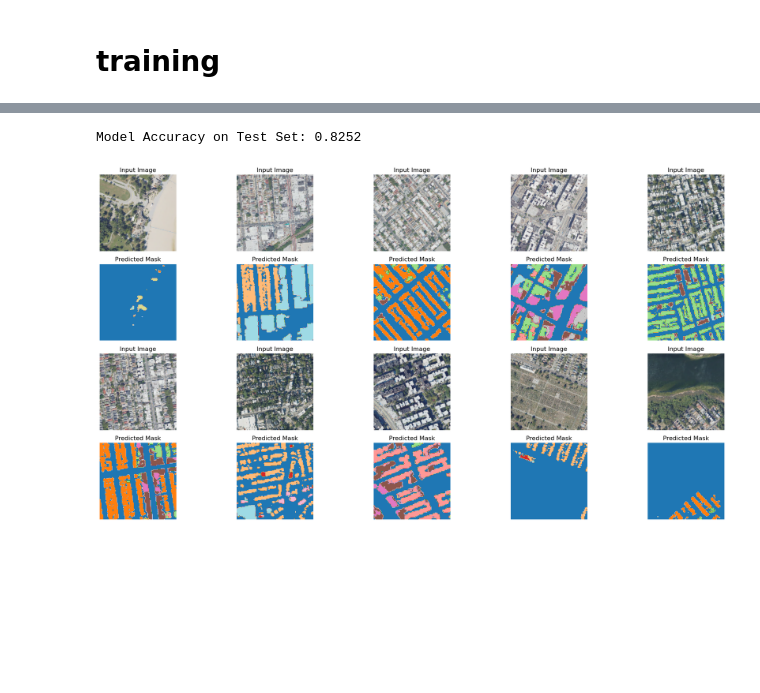
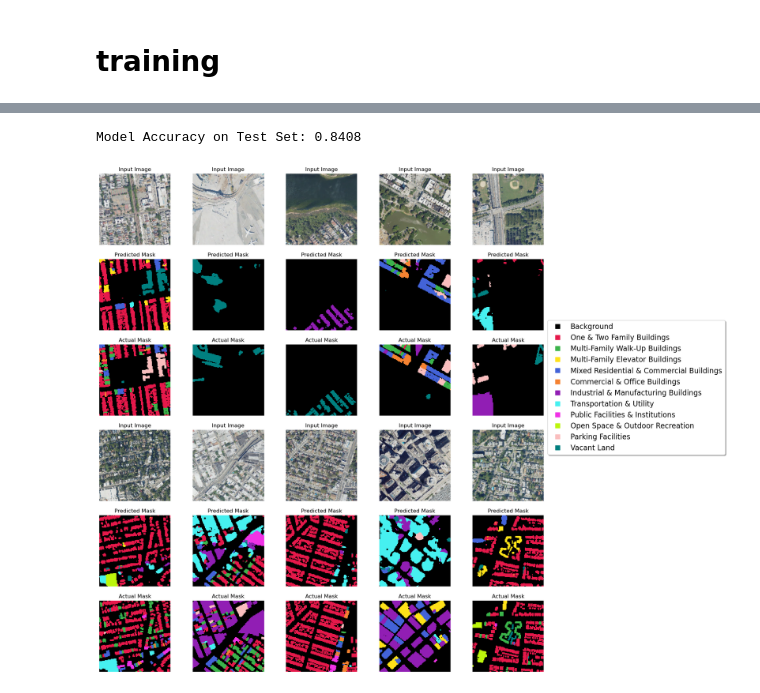
Before and after one commit to matzefit/AIBuildingFunctionPredicition, a Jupyter notebook: training.ipynb, the cells around one changed output, grey strips where cells are left out. Drawn from its saved outputs; the diff is of its cells as text; code cells hidden in the pictures; blank space fills up the shorter version.

```diff
--- a/training.ipynb
+++ b/training.ipynb
@@ -393,14 +445,23 @@ test_loader = val_loader
 import numpy as np
 import matplotlib.pyplot as plt
 import torch
+from matplotlib.colors import ListedColormap
 
-test_loader = val_loader  # Assuming 'val_loader' is your validation dataset loader
+# Load the saved model weights
+model.load_state_dict(torch.load('best_model.pth'))
+model.to(device)
 
-def visualize_random_images(model, device, test_loader, num_visualizations=10):
+test_loader = val_loader  # Using the validation loader for testing
+
+def visualize_random_images(model, device, test_loader, num_visualizations=5):
     model.eval()
     images_to_visualize = []
     running_corrects = 0
     total_pixels = 0
+
+    # Define a custom color map with distinct colors
+    colors = ['#000000', '#e6194b', '#3cb44b', '#ffe119', '#4363d8', '#f58231', '#911eb4', '#46f0f0', '#f032e6', '#bcf60c', '#fabebe', '#008080']
+    cmap = ListedColormap(colors)
 
     with torch.no_grad():
         for images, masks in test_loader:
@@ -410,51 +471,61 @@ def visualize_random_images(model, device, test_loader, num_visualizations=10):
             outputs = model(images)
             _, preds = torch.max(outputs, 1)
 
             # Calculate accuracy
             running_corrects += torch.sum(preds == masks)
             total_pixels += masks.numel()
 
             # Collect images and predictions
-            images_to_visualize.extend([(images[i].cpu(), preds[i].cpu()) for i in range(images.size(0))])
-
-            if len(images_to_visualize) >= num_visualizations:
-                break
+            if len(images_to_visualize) < num_visualizations * 2:  # Collect double the amount for 6 rows of unique images
+                images_to_visualize.extend([(images[i].cpu(), preds[i].cpu(), masks[i].cpu()) for i in range(images.size(0))])
 
     # Calculate and print overall accuracy
     accuracy = running_corrects.double() / total_pixels
     print(f"Model Accuracy on Test Set: {accuracy:.4f}")
 
     # Shuffle to get random images
     np.random.shuffle(images_to_visualize)
-    images_to_visualize = images_to_visualize[:num_visualizations]
+    images_to_visualize = images_to_visualize[:num_visualizations * 2]
 
     # Plotting
-    plt.figure(figsize=(20, 10))  # Adjusted figure size
-    cols = 5  # Five columns for 10 visualizations
+    plt.figure(figsize=(18, 20))  # Adjusted figure size
+    rows_per_set = 6  # Six rows for two sets of images
+    cols = num_visualizations  # Number of image sets
 
-    for idx, (img, pred) in enumerate(images_to_visualize):
-        row = 2 * (idx // 5)  # Calculate row based on index, 2 rows of images followed by masks
-
-        # RGB Image
-        plt.subplot(4, cols, row * cols + idx % 5 + 1)
-        img = img.permute(1, 2, 0)
-        img = img * torch.tensor([0.229, 0.224, 0.225]) + torch.tensor([0.485, 0.456, 0.406])
-        img = img.clip(0, 1)
-        plt.imshow(img)
+    for idx, (img, pred, actual) in enumerate(images_to_visualize):
+        set_index = idx // num_visualizations
+        col_position = idx % num_visualizations
+        # Input Image
+        plt.subplot(rows_per_set, cols, set_index * 3 * cols + col_position + 1)
+        img_display = img.permute(1, 2, 0)
+        img_display = img_display * torch.tensor([0.229, 0.224, 0.225]) + torch.tensor([0.485, 0.456, 0.406])
+        img_display = img_display.clip(0, 1)
+        plt.imshow(img_display)
         plt.title("Input Image")
         plt.axis("off")
 
         # Predicted Mask
-        plt.subplot(4, cols, (row + 1) * cols + idx % 5 + 1)
-        plt.imshow(pred, cmap='tab20')
+        plt.subplot(rows_per_set, cols, (set_index * 3 + 1) * cols + col_position + 1)
+        plt.imshow(pred.numpy(), cmap=cmap,interpolation='nearest')
         plt.title("Predicted Mask")
         plt.axis("off")
 
-    plt.tight_layout()
+        # Actual Mask
+        plt.subplot(rows_per_set, cols, (set_index * 3 + 2) * cols + col_position + 1)
+        plt.imshow(actual.numpy(), cmap=cmap,interpolation='nearest')
+        plt.title("Actual Mask")
+        plt.axis("off")
+
+    # Create a legend for the classes
+    class_labels = ["Background", "One & Two Family Buildings", "Multi-Family Walk-Up Buildings", "Multi-Family Elevator Buildings", "Mixed Residential & Commercial Buildings", "Commercial & Office Buildings", "Industrial & Manufacturing Buildings", "Transportation & Utility", "Public Facilities & Institutions", "Open Space & Outdoor Recreation", "Parking Facilities", "Vacant Land"]
+    patches = [plt.plot([], [], marker="s", ms=10, ls="", mec=None, color=colors[i], label="{:s}".format(class_labels[i]))[0] for i in range(len(class_labels))]
+    plt.legend(handles=patches, loc='lower center', bbox_to_anchor=(2.3, 3), fancybox=True, shadow=True, ncol=1,fontsize=16)
+
+    # plt.tight_layout()
     plt.show()
 
 # Call the visualization function
 visualize_random_images(model, device, test_loader)
 # %% [output]
-Model Accuracy on Test Set: 0.8252
+Model Accuracy on Test Set: 0.8408
-[figure, old version]
+[figure, new version]
```
Also changed, not shown: parts of 6 cells of this notebook, 1 other file.
